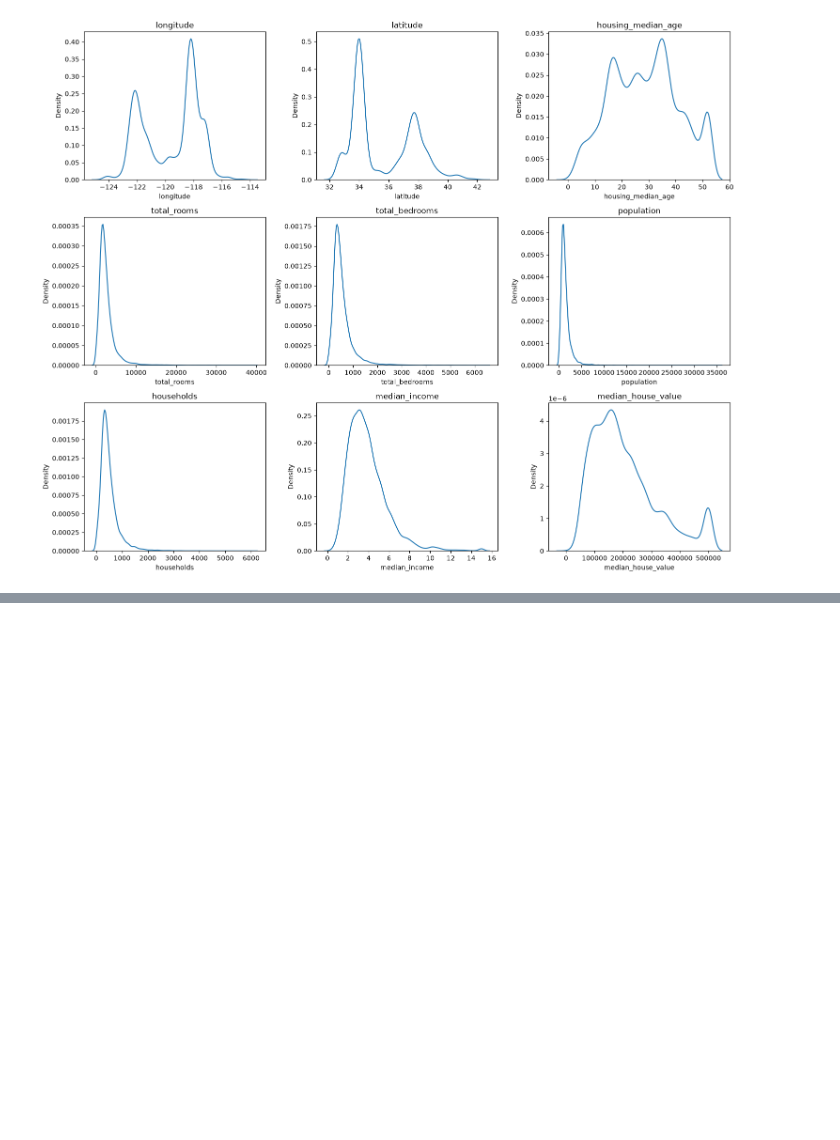
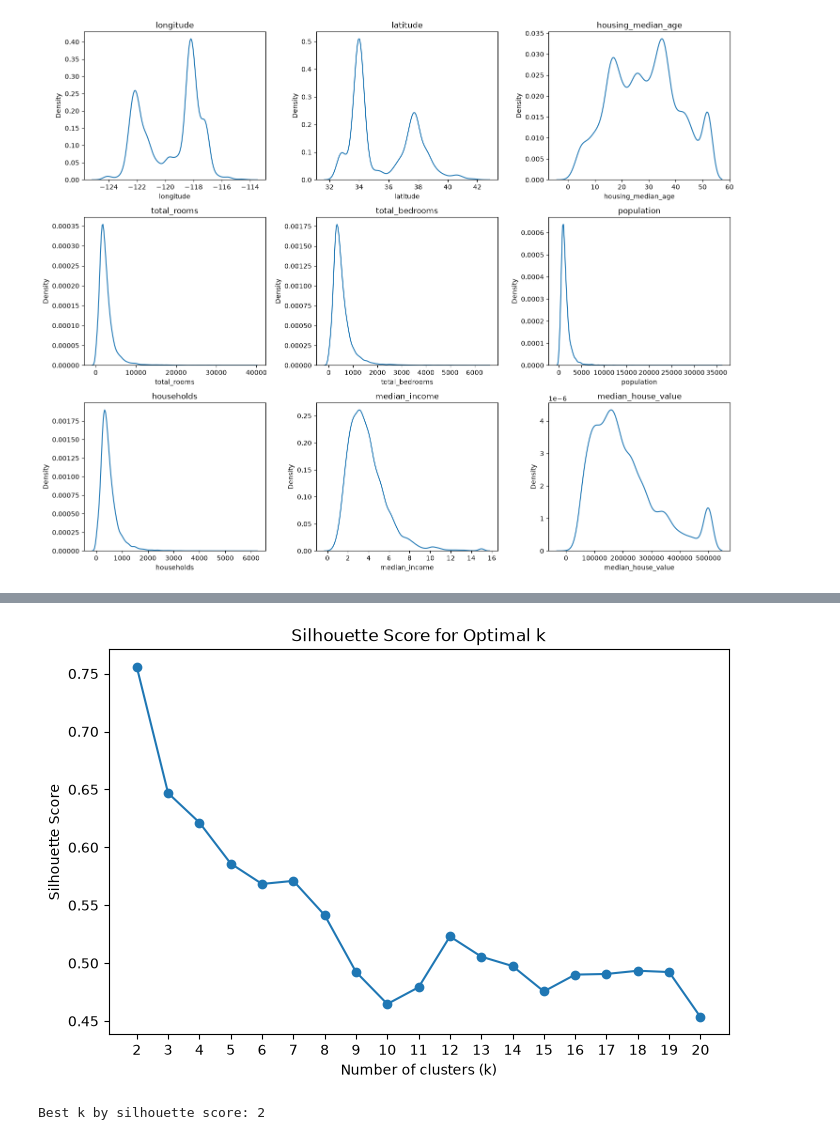
Before and after one commit to YugamdeepGoyal/elc_house_price_prediction, a Jupyter notebook: eda.ipynb, the cells around one changed output, grey strips where cells are left out. Drawn from its saved outputs; the diff is of its cells as text; code cells hidden in the pictures; blank space fills up the shorter version.

```diff
--- a/eda.ipynb
+++ b/eda.ipynb
@@ -198,0 +310,24 @@ plt.show()
+# %%
+silhouette_scores = []
+k_range_sil = range(2, 21)   # silhouette needs at least 2 clusters
+
+for k in k_range_sil:
+    km = KMeans(n_clusters=k, random_state=42, n_init=10)
+    labels = km.fit_predict(X_train[['longitude', 'latitude']])
+    score = silhouette_score(X_train[['longitude', 'latitude']], labels)
+    silhouette_scores.append(score)
+
+plt.figure(figsize=(8, 5))
+plt.plot(k_range_sil, silhouette_scores, marker='o')
+plt.xlabel('Number of clusters (k)')
+plt.ylabel('Silhouette Score')
+plt.title('Silhouette Score for Optimal k')
+plt.xticks(k_range_sil)
+plt.savefig("images/silhouette_score.png")
+plt.show()
+
+best_k = k_range_sil[silhouette_scores.index(max(silhouette_scores))]
+print("Best k by silhouette score:", best_k)
+# %% [output]
+[figure, added]
+Best k by silhouette score: 2
```
Also changed, not shown: parts of 7 cells of this notebook, 4 other files.
